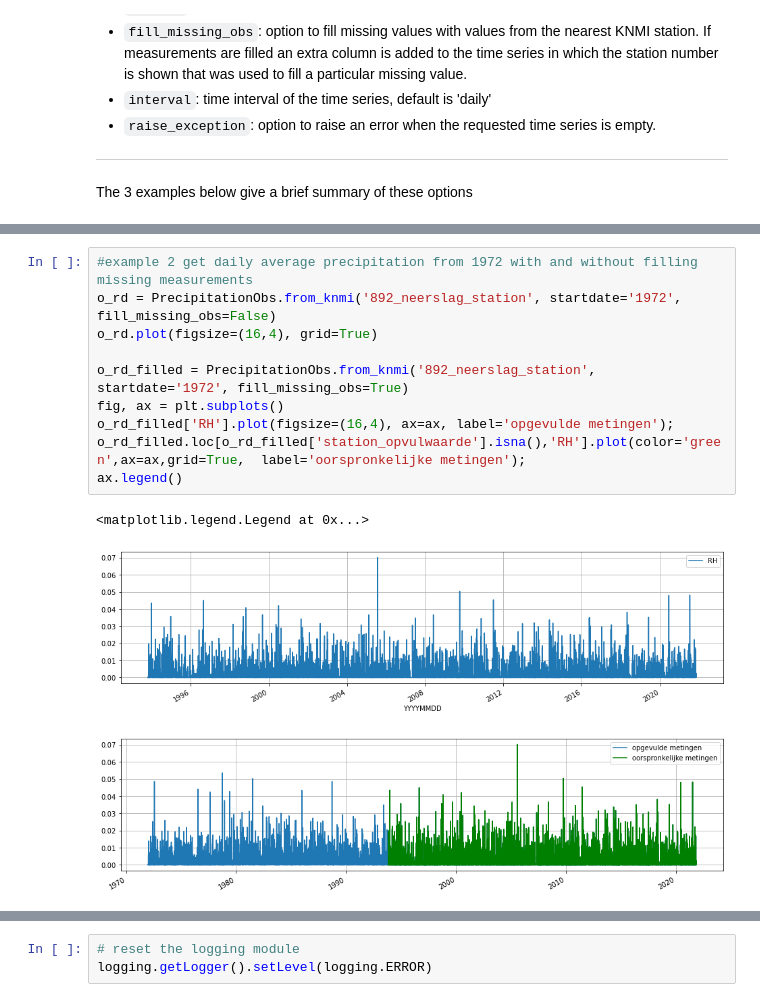
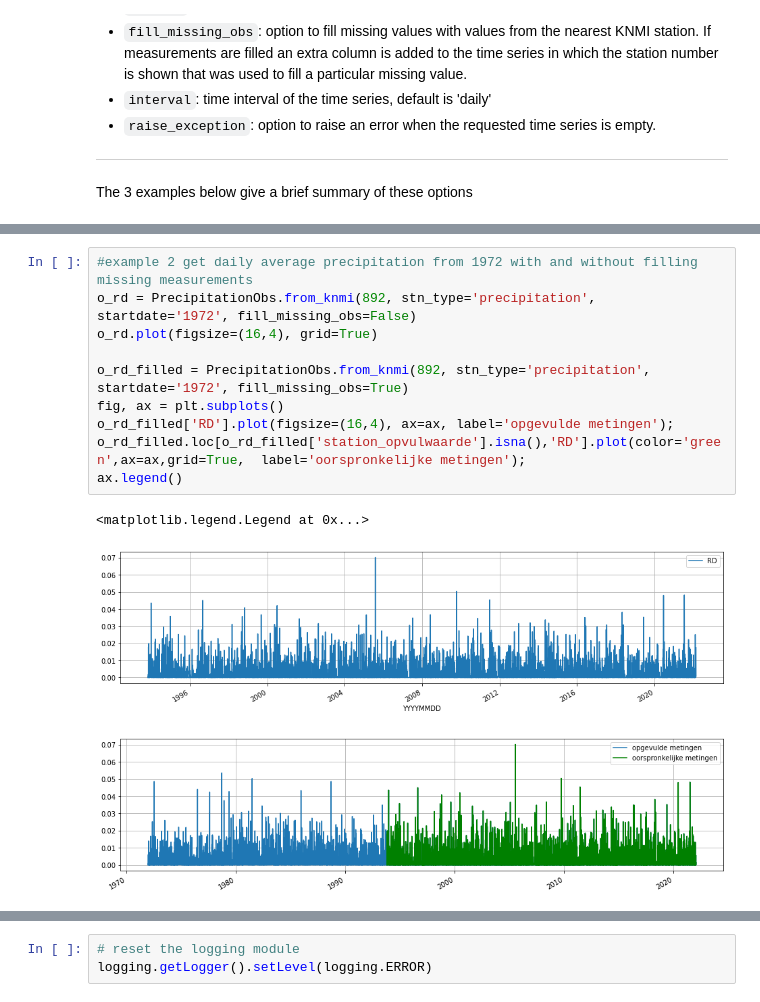
Before and after one commit to ArtesiaWater/hydropandas, a Jupyter notebook: examples/02_knmi_observations.ipynb, the cells around one changed output, grey strips where cells are left out. Saved outputs shown, nothing was run; the diff lists cells and outputs as text.

Commit message:
major changes, removed unused modules, improved io_knmi (see #70) and fixed some errors

```diff
--- a/examples/02_knmi_observations.ipynb
+++ b/examples/02_knmi_observations.ipynb
@@ -126,17 +126,17 @@ o_t.plot(figsize=(16,4), grid=True);
 # %%
 #example 2 get daily average precipitation from 1972 with and without filling missing measurements
-o_rd = PrecipitationObs.from_knmi('892_neerslag_station', startdate='1972', fill_missing_obs=False)
+o_rd = PrecipitationObs.from_knmi(892, stn_type='precipitation', startdate='1972', fill_missing_obs=False)
 o_rd.plot(figsize=(16,4), grid=True)
 
-o_rd_filled = PrecipitationObs.from_knmi('892_neerslag_station', startdate='1972', fill_missing_obs=True)
+o_rd_filled = PrecipitationObs.from_knmi(892, stn_type='precipitation', startdate='1972', fill_missing_obs=True)
 fig, ax = plt.subplots()
-o_rd_filled['RH'].plot(figsize=(16,4), ax=ax, label='opgevulde metingen');
-o_rd_filled.loc[o_rd_filled['station_opvulwaarde'].isna(),'RH'].plot(color='green',ax=ax,grid=True,  label='oorspronkelijke metingen');
+o_rd_filled['RD'].plot(figsize=(16,4), ax=ax, label='opgevulde metingen');
+o_rd_filled.loc[o_rd_filled['station_opvulwaarde'].isna(),'RD'].plot(color='green',ax=ax,grid=True,  label='oorspronkelijke metingen');
 ax.legend()
 # %% [output]
 <matplotlib.legend.Legend at 0x...>
-[figure, old version]
+[figure, new version]
-[figure, old version]
+[figure, new version]
 # %%
 #see the station_opvulwaarde
 display(o_rd.head())
```
Also changed, not shown: parts of 11 cells of this notebook, 16 other files.
